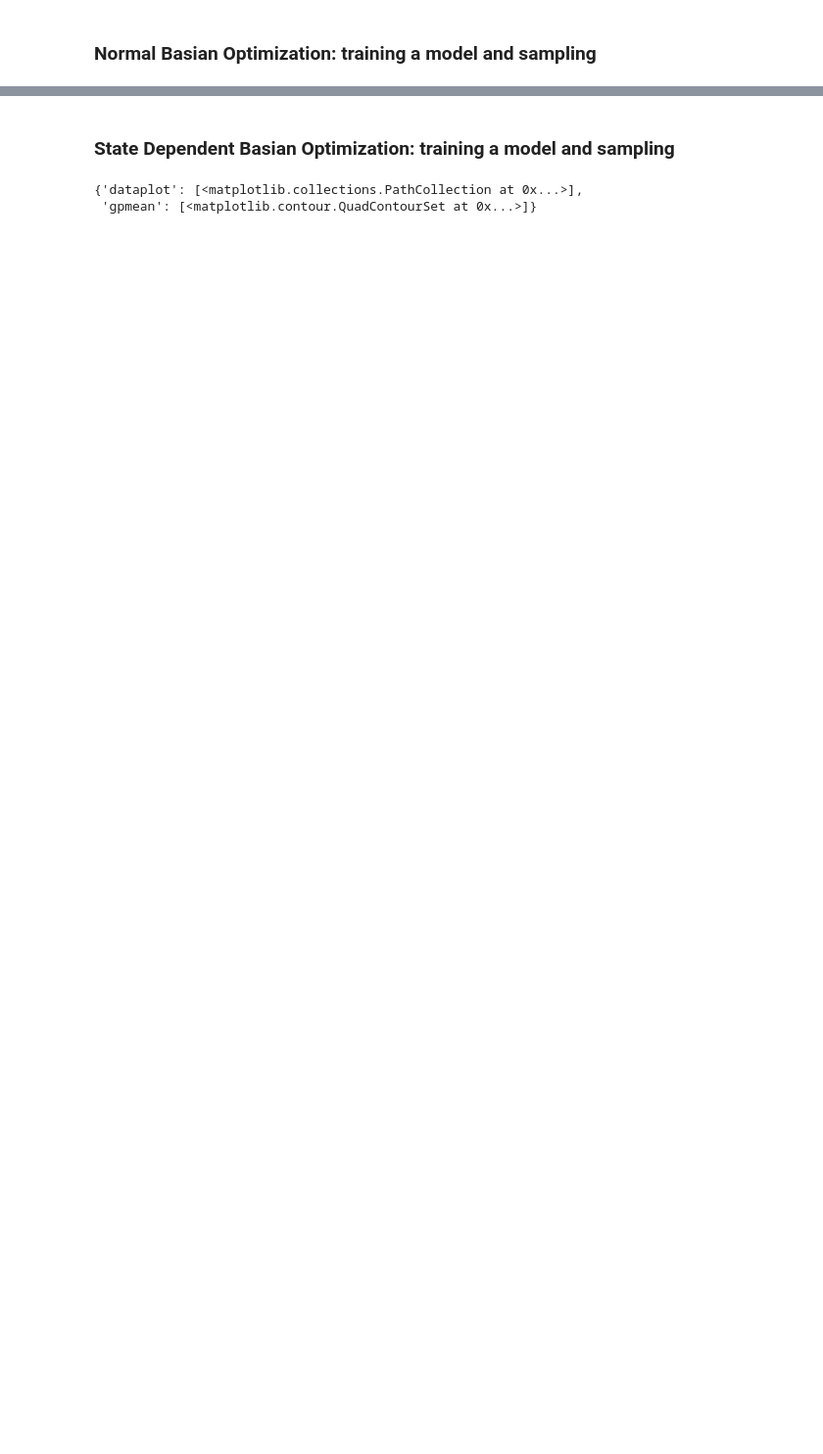
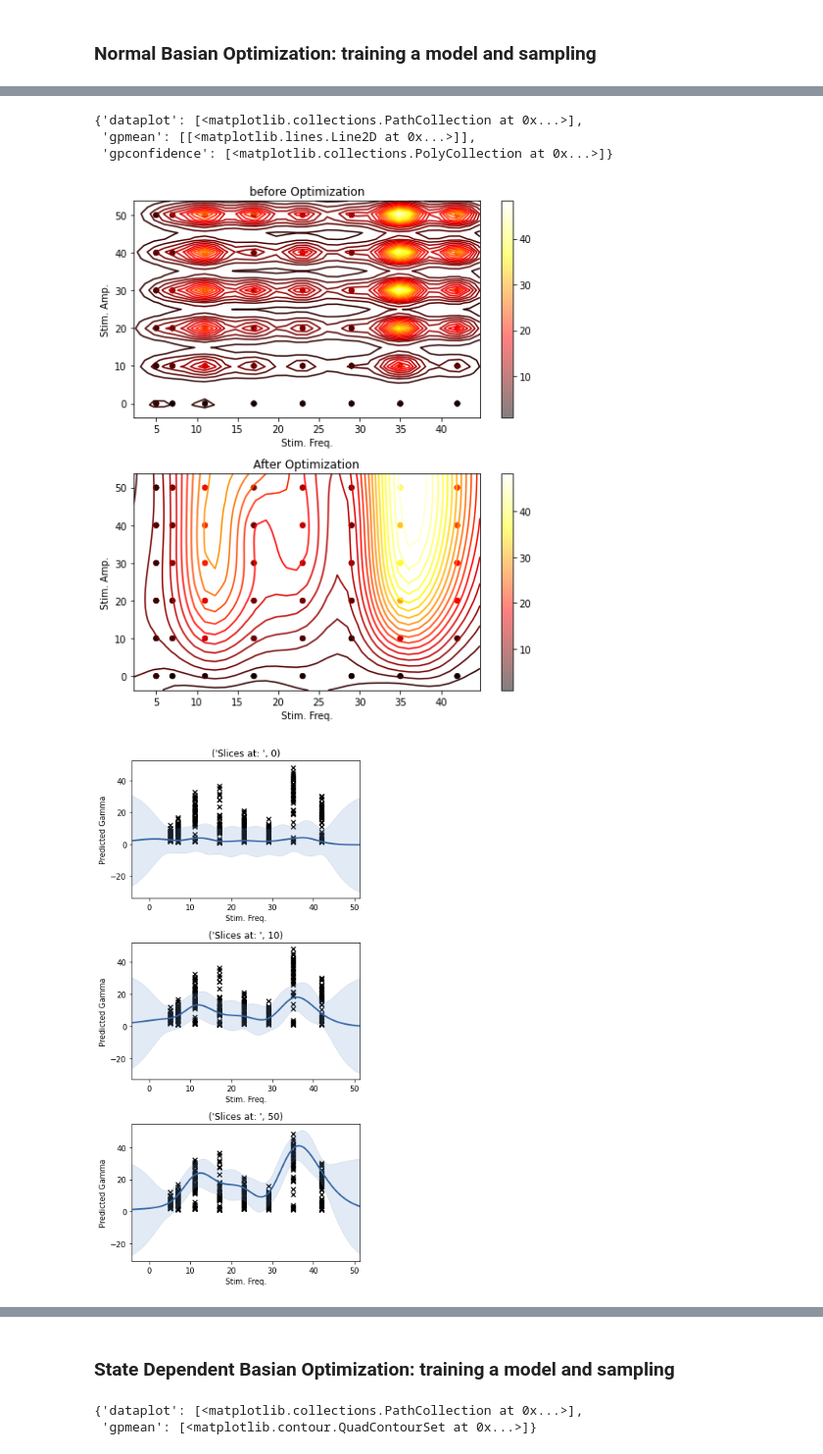
Before and after one commit to Simurgh818/NeuroGaussianProcess, a Jupyter notebook: state_dr_gp.ipynb, the cells around one changed output, grey strips where cells are left out. Shown at 98% size. Saved outputs shown, nothing was run; the diff lists cells and outputs as text; code cells hidden in the pictures; blank space fills up the shorter version.

Commit message:
adding slice plotting info, troubleshooting BaO sampling.

```diff
--- a/state_dr_gp.ipynb
+++ b/state_dr_gp.ipynb
@@ -48,11 +48,11 @@ class state_dr_gp:
         return X0_coords, U1, X1, lower_bound, upper_bound, X0_psd, N_trials;
 
     # initialize_data_dr_sim() function
-    def initialize_data_dr_sim(self, X0_coords, U1, X0_psd, X1, kernel):
+    def initialize_data_dr_sim(self, X0_coords, U1, X0_psd, X1, kernel, slice_dim, ylabel):
 
 
         # create simple GP model
-        m = GPy.models.GPRegression(U1_X0,X1,kernel)
+        m = GPy.models.GPRegression(U1,X1,kernel)
         figure = GPy.plotting.plotting_library().figure(2, 1, figsize=(7,8))
         canvas = m.plot(figure=figure, visible_dims=[0,1],row=(1),legend=False, xlabel='Stim. Freq.', ylabel='Stim. Amp.',
                       title="before Optimization");
@@ -77,8 +77,8 @@ class state_dr_gp:
         for i, y in zip(range(3), slices):
             print((1,y));
 
-            canvas = m.plot(figure=figure, fixed_inputs=[(2, y)], row=(i+1), plot_data=True, legend=False,
-                            xlabel='Stim. Freq.', ylabel='Stim. Amp.', title=("Slices at: ", y));
+            canvas = m.plot(figure=figure, fixed_inputs=[(slice_dim, y)], row=(i+1), plot_data=True, legend=False,
+                            xlabel='Stim. Freq.', ylabel=ylabel, title=("Slices at: ", y));
 
         display(canvas);
 
@@ -93,8 +93,6 @@ class state_dr_gp:
     #Sample Function
     def sample(self,testX, m):
 
-
-
         posteriorTestY = np.empty((100))
         simY  = np.empty((100))
         simMse = np.empty((100))
@@ -116,0 +138,7 @@ X0_coords, U1, X1, lower_bound, upper_bound, X0_psd, N_trials = model.gp_model(p
+# %%
+testX_BaO = np.array([rand_freq_1d, rand_amp_1d])
+print(np.shape(testX_BaO))
+testX = np.transpose(testX_BaO)
+print(testX_BaO[0:2, 98:99])
+slice_dim = 1
+ylabel='Predicted Gamma'
@@ -116,0 +149,5 @@ X0_coords, U1, X1, lower_bound, upper_bound, X0_psd, N_trials = model.gp_model(p
+# %%
+ker_BaO = GPy.kern.Matern52(input_dim=2, variance=3., lengthscale=2.,ARD=True) + GPy.kern.White(2)
+# %%
+x_BaO, y_BaO, trained_model_BaO = model.initialize_data_dr_sim(X0_coords, U1, X0_psd, X1, ker_BaO, slice_dim, ylabel)
+# %% [output]
@@ -116,0 +167,5 @@ X0_coords, U1, X1, lower_bound, upper_bound, X0_psd, N_trials = model.gp_model(p
+{'dataplot': [<matplotlib.collections.PathCollection at 0x...>],
+ 'gpmean': [[<matplotlib.lines.Line2D at 0x...>]],
+ 'gpconfidence': [<matplotlib.collections.PolyCollection at 0x...>]}
+[figure, added]
+[figure, added]
```
Also changed, not shown: parts of 17 cells of this notebook.
